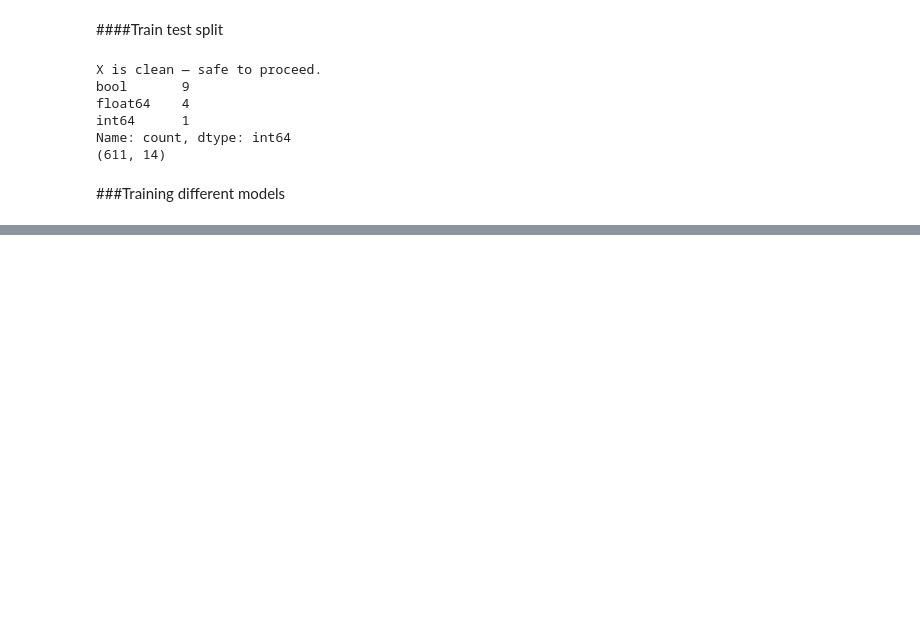
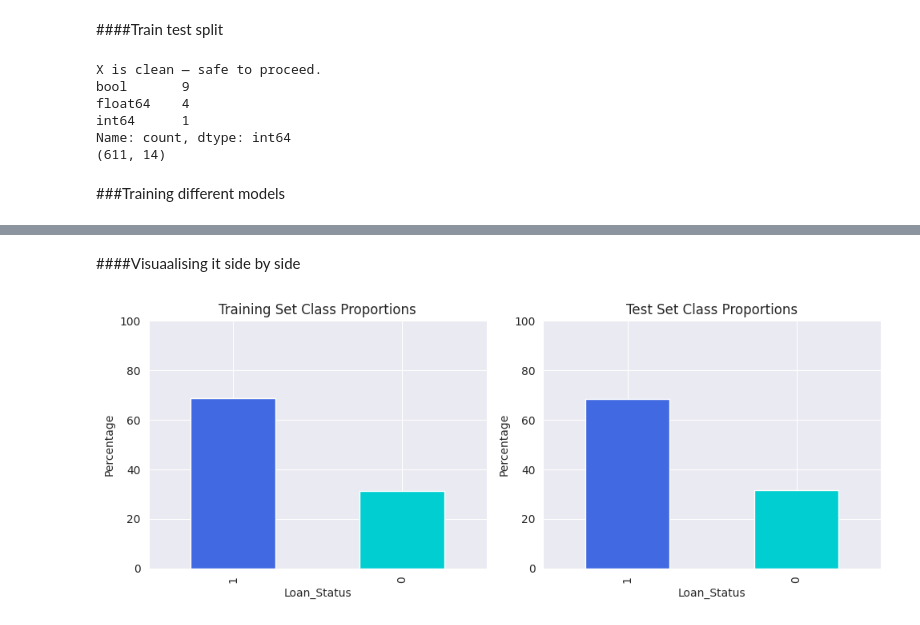
Before and after one commit to JoshOmondi/Loan-Predictions, a Jupyter notebook: loan-pediction.ipynb, the cells around one changed output, grey strips where cells are left out. Cells and saved outputs as stored; diff of their text form; code cells hidden in the pictures; blank space fills up the shorter version.

```diff
--- a/loan-pediction.ipynb
+++ b/loan-pediction.ipynb
@@ -413,0 +433,21 @@ models = {
+# %% [markdown]
+####Visuaalising it side by side
+# %%
+import matplotlib.pyplot as plt
+
+fig, ax = plt.subplots(1, 2, figsize=(10,4), dpi=100)
+
+y_train.value_counts(normalize=True).mul(100).plot(kind='bar', ax=ax[0], color=['royalblue','darkturquoise'])
+ax[0].set_title('Training Set Class Proportions')
+ax[0].set_ylabel('Percentage')
+ax[0].set_ylim(0, 100)
+
+y_test.value_counts(normalize=True).mul(100).plot(kind='bar', ax=ax[1], color=['royalblue','darkturquoise'])
+ax[1].set_title('Test Set Class Proportions')
+ax[1].set_ylabel('Percentage')
+ax[1].set_ylim(0, 100)
+
+plt.tight_layout()
+plt.show()
+# %% [output]
+[figure, added]
```
Also changed, not shown: parts of 9 cells of this notebook.
